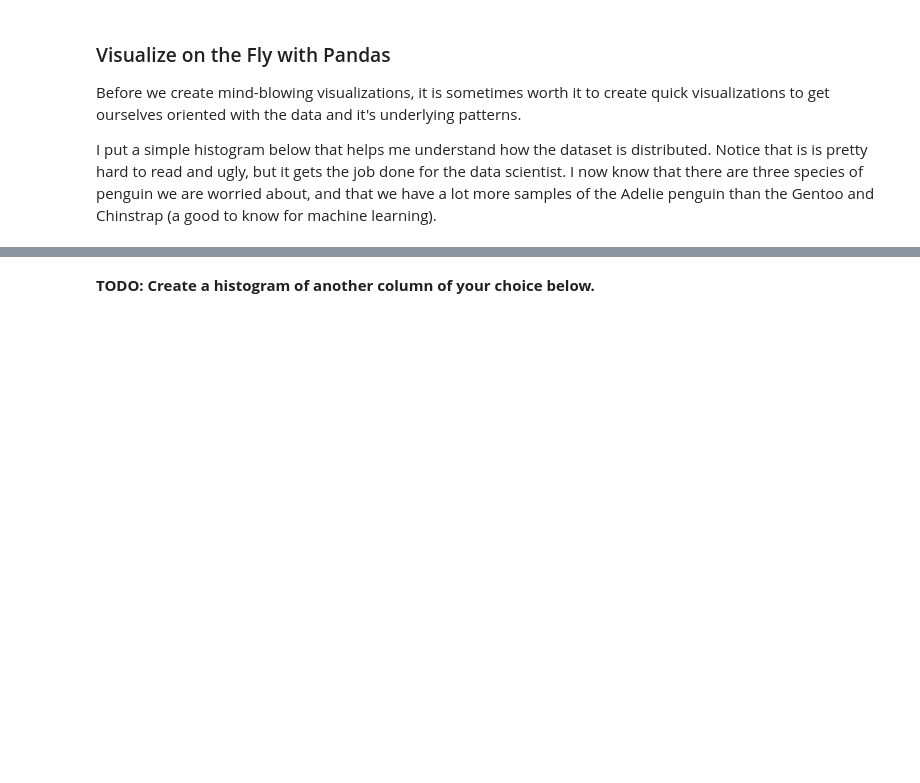
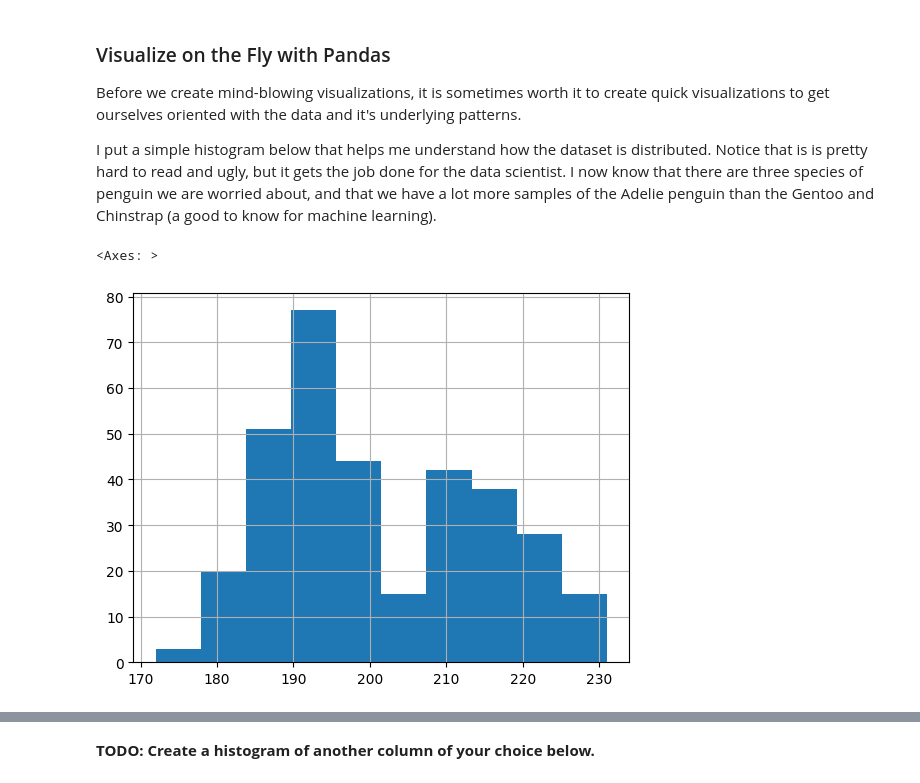
Before and after one commit to Shaif95/AI_Camp_Week5, a Jupyter notebook: EDA_mini_project.ipynb, the cells around one changed output, grey strips where cells are left out. Cells and saved outputs as stored; diff of their text form; code cells hidden in the pictures; blank space fills up the shorter version.

```diff
--- a/EDA_mini_project.ipynb
+++ b/EDA_mini_project.ipynb
@@ -194,3 +203,7 @@ Before we create mind\-blowing visualizations, it is sometimes worth it to creat
 I put a simple histogram below that helps me understand how the dataset is distributed. Notice that is is pretty hard to read and ugly, but it gets the job done for the data scientist. I now know that there are three species of penguin we are worried about, and that we have a lot more samples of the Adelie penguin than the Gentoo and Chinstrap \(a good to know for machine learning\).
 # %%
 # Create a histogram of a column's data using the df.hist() function. I found it here: https://pandas.pydata.org/docs/reference/api/pandas.DataFrame.hist.html
+penguins_dataframe["Flipper Length (mm)"].hist()
+# %% [output]
+<Axes: >
+[figure, added]
```
Also changed, not shown: parts of 13 cells of this notebook.
